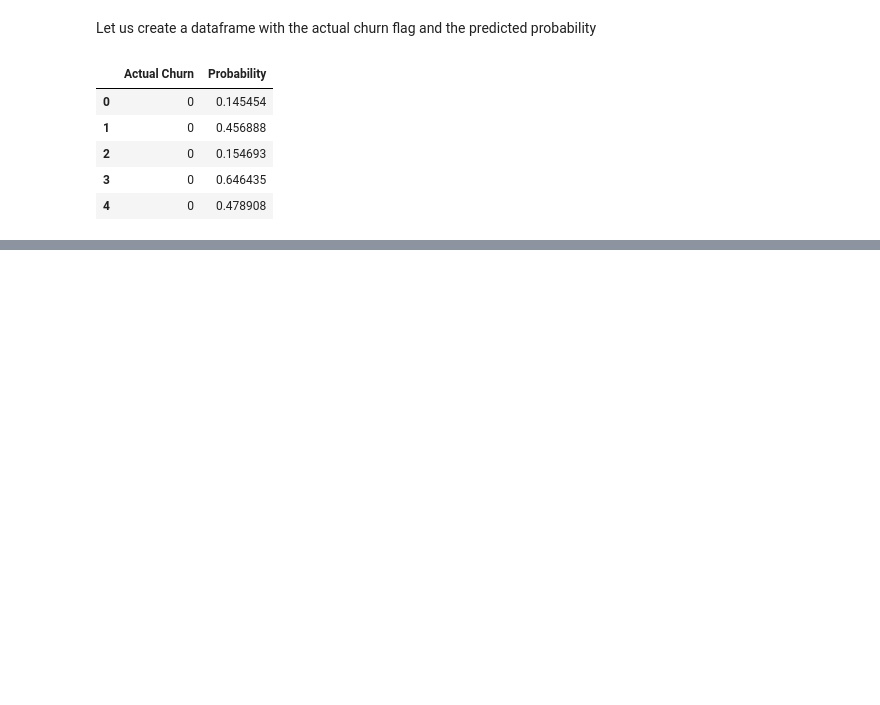
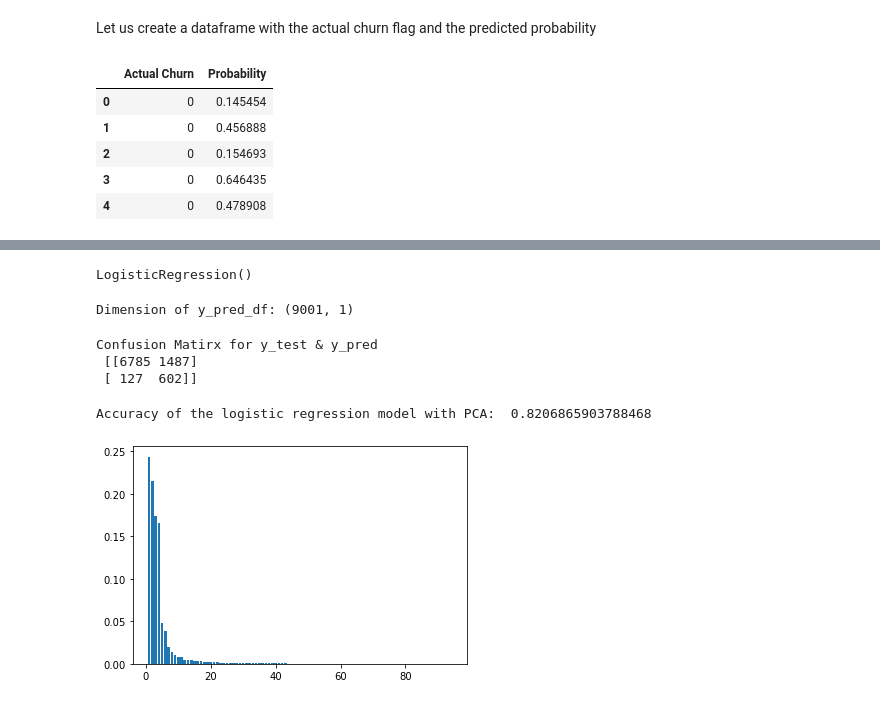
Before and after one commit to junaidalamgithub/telecom-churn-case-study, a Jupyter notebook: Case_Study_Telecom_Churn_Junaid_And_Nupur.ipynb, the cells around one changed output, grey strips where cells are left out. Saved outputs shown, nothing was run; the diff lists cells and outputs as text; code cells hidden in the pictures; blank space fills up the shorter version.

```diff
--- a/Case_Study_Telecom_Churn_Junaid_And_Nupur.ipynb
+++ b/Case_Study_Telecom_Churn_Junaid_And_Nupur.ipynb
@@ -1695,0 +1832,9 @@ plt.show()
+# %%
+# Applying SMOTE technique for data imbalance correction
+
+sm = SMOTE(random_state=42)
+X_train_sm,y_train_sm = sm.fit_resample(X_train,y_train)
+print("Dimension of X_train_sm Shape:", X_train_sm.shape)
+print("Dimension of y_train_sm Shape:", y_train_sm.shape)
+
+X_train_sm.head()
@@ -1695,0 +1850,7 @@ plt.show()
+# %%
+# importing PCA
+from sklearn.decomposition import PCA
+pca = PCA(random_state=42)
+# %%
+# applying PCA on train data
+pca.fit(X_train_sm)
@@ -1695,0 +1859,3 @@ plt.show()
+# %%
+X_train_sm_pca=pca.fit_transform(X_train_sm)
+print("Dimension of X_train_sm_pca: ",X_train_sm_pca.shape)
@@ -1695,0 +1888,6 @@ plt.show()
+# %%
+# Instantiate Logistic regression
+logreg_pca = LogisticRegression()
+logreg_pca.fit(X_train_sm_pca, y_train_sm)
+# %% [output]
+LogisticRegression()
@@ -1695,0 +1897,24 @@ plt.show()
+# %%
+# converting the prediction into a dataframe
+y_pred_df = pd.DataFrame(y_pred)
+print("Dimension of y_pred_df:", y_pred_df.shape)
+# %% [output]
+Dimension of y_pred_df: (9001, 1)
+# %%
+# Checking the Confusion matrix
+print("Confusion Matirx for y_test & y_pred\n",metrics.confusion_matrix(y_test,y_pred),"\n")
+# %% [output]
+Confusion Matirx for y_test & y_pred
+ [[6785 1487]
+ [ 127  602]]
+# %%
+# Checking the Accuracy of the Predicted model.
+print("Accuracy of the logistic regression model with PCA: ",metrics.accuracy_score(y_test,y_pred))
+# %% [output]
+Accuracy of the logistic regression model with PCA:  0.8206865903788468
+# %%
+# Plot a bar graph
+plt.bar(range(1,len(pca.explained_variance_ratio_)+1),pca.explained_variance_ratio_)
+plt.show()
+# %% [output]
+[figure, added]
```
Also changed, not shown: parts of 134 cells of this notebook.
